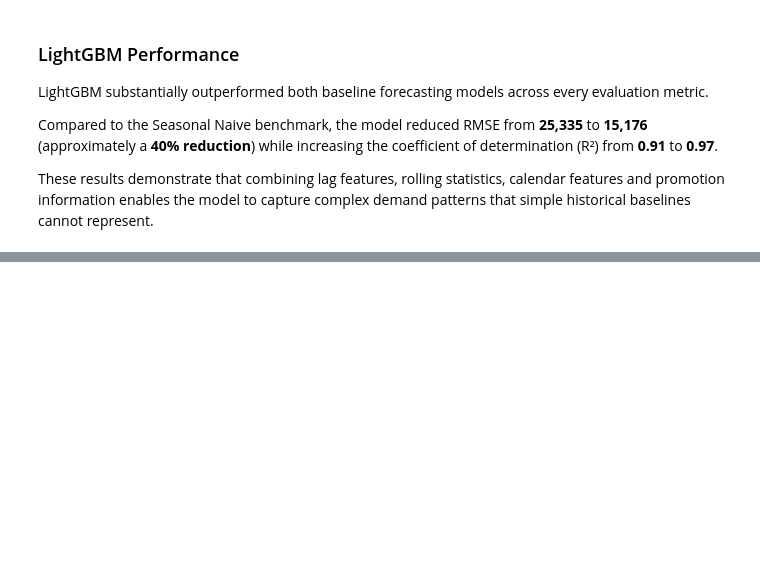
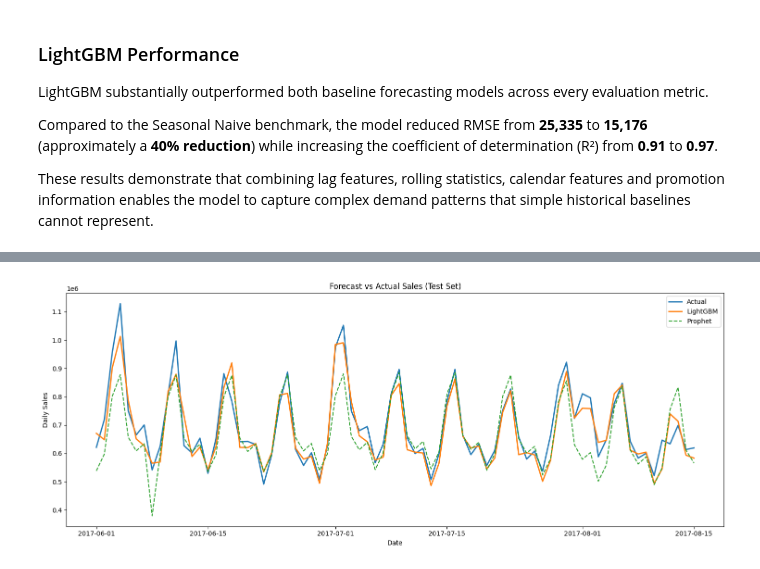
Before and after one commit to Edugar97/retail-demand-forecasting, a Jupyter notebook: notebooks/02_modeling.ipynb, the cells around one changed output, grey strips where cells are left out. Drawn from its saved outputs; the diff is of its cells as text; code cells hidden in the pictures; blank space fills up the shorter version.

```diff
--- a/notebooks/02_modeling.ipynb
+++ b/notebooks/02_modeling.ipynb
@@ -564,0 +851,55 @@ These results demonstrate that combining lag features, rolling statistics, calen
+# %%
+actual_daily = (
+    test.groupby("date")["sales"]
+        .sum()
+        .reset_index()
+)
+# %%
+lgb_daily = (
+    lightgbm_forecast
+    .groupby("date")["prediction"]
+    .sum()
+    .reset_index()
+)
+# %%
+prophet_daily = (
+    prophet_test
+    .groupby("date")["prediction"]
+    .sum()
+    .reset_index()
+)
+# %%
+plt.figure(figsize=(15,6))
+
+plt.plot(
+    actual_daily["date"],
+    actual_daily["sales"],
+    label="Actual",
+    linewidth=2
+)
+
+plt.plot(
+    lgb_daily["date"],
+    lgb_daily["prediction"],
+    label="LightGBM",
+    linewidth=2
+)
+
+plt.plot(
+    prophet_daily["date"],
+    prophet_daily["prediction"],
+    label="Prophet",
+    linestyle="--"
+)
+
+plt.title("Forecast vs Actual Sales (Test Set)")
+plt.xlabel("Date")
+plt.ylabel("Daily Sales")
+
+plt.legend()
+
+plt.tight_layout()
+
+plt.show()
+# %% [output]
+[figure, added]
```
Also changed, not shown: parts of 27 cells of this notebook, 2 other files.
